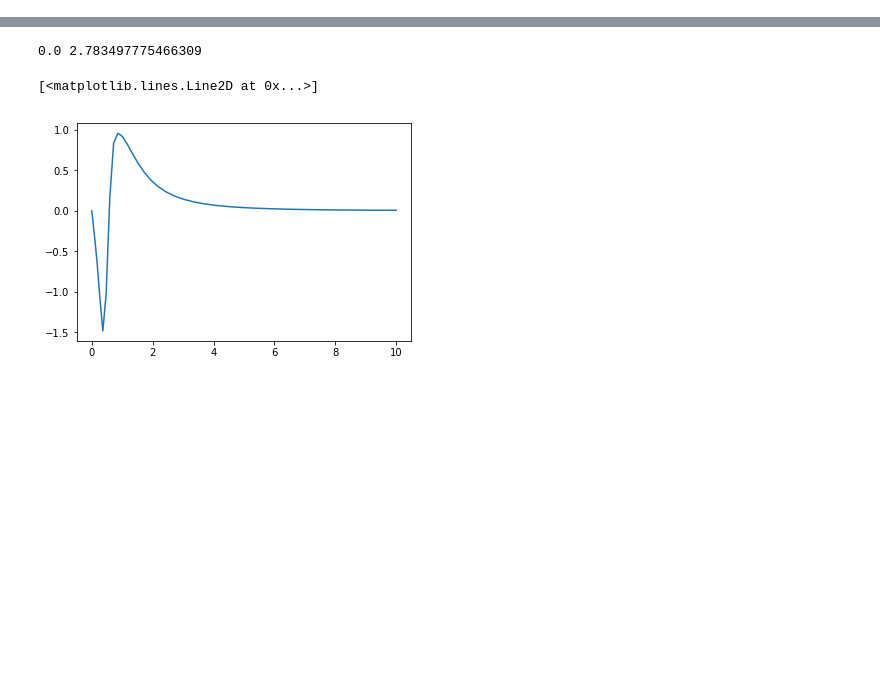
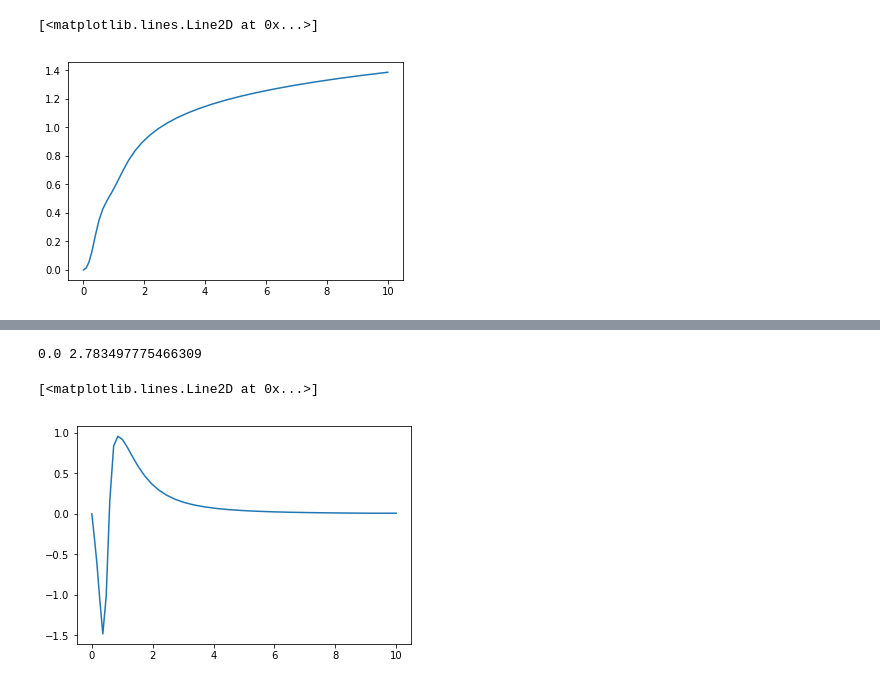
Before and after one commit to nomahen/twisted_disk_1d, a Jupyter notebook: notebooks/visualize_coefficients.ipynb, the cells around one changed output, grey strips where cells are left out. Cells and saved outputs as stored; diff of their text form; code cells hidden in the pictures; blank space fills up the shorter version.

```diff
--- a/notebooks/visualize_coefficients.ipynb
+++ b/notebooks/visualize_coefficients.ipynb
@@ -36,5 +36,11 @@ s_arr = np.logspace(0,np.log10(11),30) - 1
 Q1_func = interp1d(s_arr,np.log10(-Q1_parsed + 1e-30),fill_value='extrapolate')
 Q2_func = interp1d(s_arr,np.log10(Q2_parsed + 1e-30),fill_value='extrapolate')
 Q3_func = interp1d(s_arr,np.log10(Q3_parsed + 1e-30),fill_value='extrapolate')
+# %%
+ssQ2_func = interp1d(s_arr,np.log10(s_arr*s_arr*Q2_parsed+1e-30),fill_value='extrapolate')
+plt.plot(s_arr,10.0**ssQ2_func(s_arr))
+# %% [output]
+[<matplotlib.lines.Line2D at 0x...>]
+[figure, added]
 # %%
 
```
Also changed, not shown: parts of 2 cells of this notebook, 15 other files.
